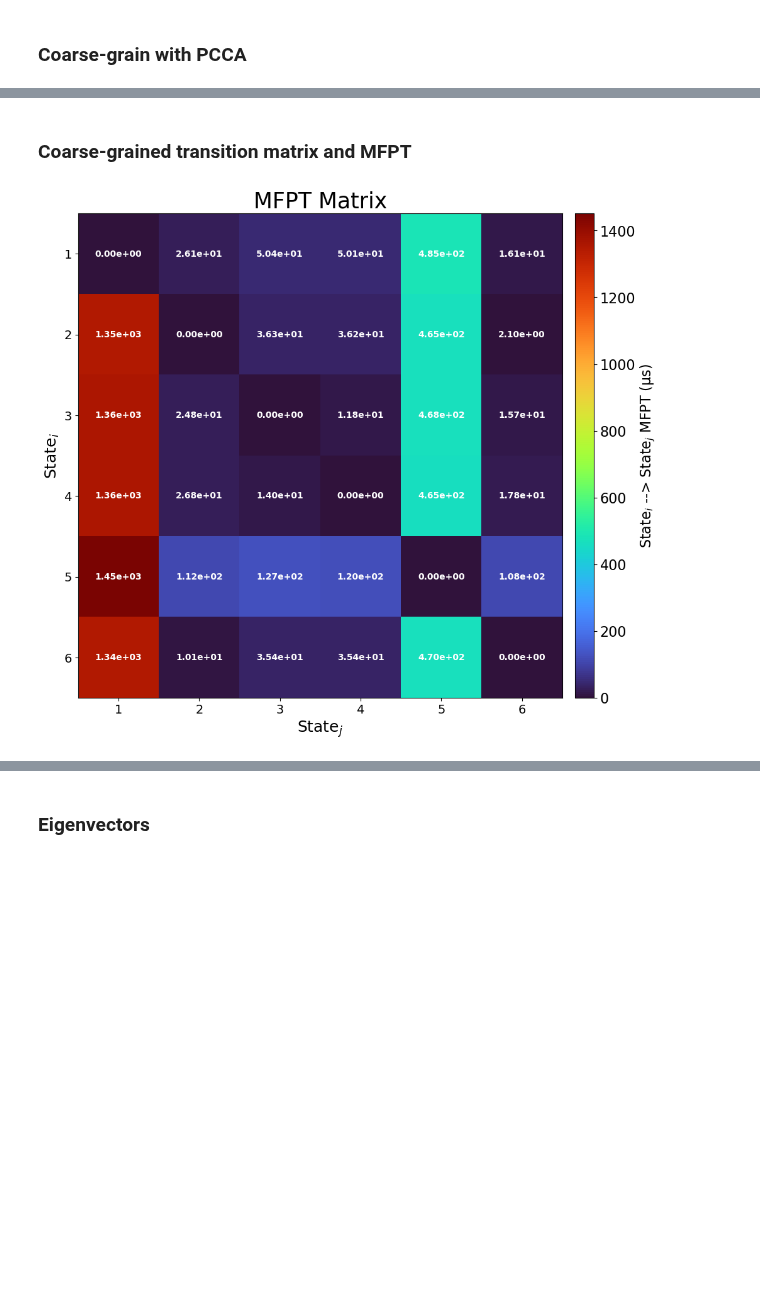
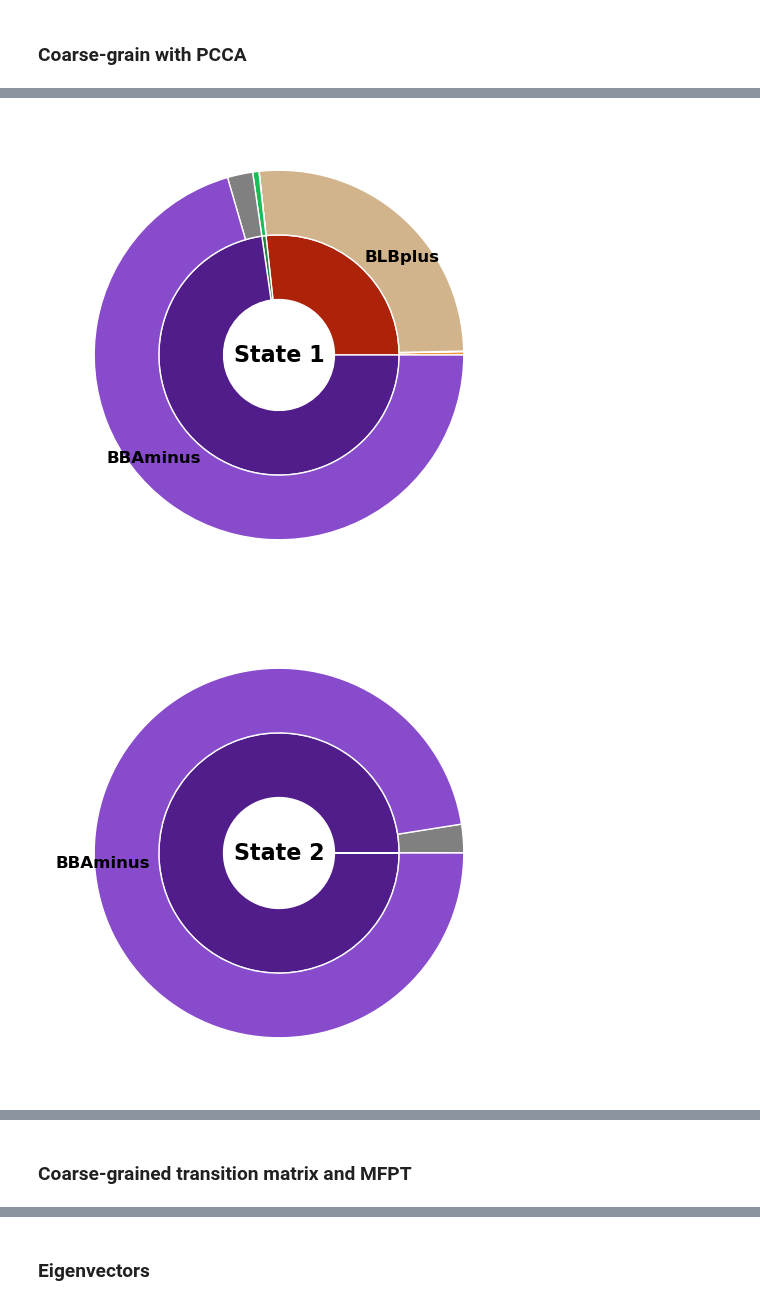
Before and after one commit to meyresearch/kinase_analysis, a Jupyter notebook: notebooks/analysis/analysis_validate_model.ipynb, the cells around one changed output, grey strips where cells are left out. Saved outputs shown, nothing was run; the diff lists cells and outputs as text; code cells hidden in the pictures; blank space fills up the shorter version.

```diff
--- a/notebooks/analysis/analysis_validate_model.ipynb
+++ b/notebooks/analysis/analysis_validate_model.ipynb
@@ -269,0 +133,19 @@ plt.savefig('/home/rzhu/Desktop/projects/kinase_analysis/data/abl/plots/simulati
+# %%
+# Load the precomputed Dunbrack states assignment
+# hdbscan_dist_group / hdbscan_dihed_group -- used hdbscan
+# distgroup / dihedgroup -- used average-linkage hierachical clustering
+
+TD.load_ftrajs(key=key,
+               feature_names=['hdbscan_dist_group', 'hdbscan_dihed_group'],)
+distgroup, _ = TD.get_ftrajs(keys=key,
+                             dt_out=0.05,
+                             internal_names=['hdbscan_dist_group'],
+                             time_cutoff=0,
+                             convert_dihed_ids=None)
+dihedgroup, _ = TD.get_ftrajs(keys=key,
+                              dt_out=0.05,
+                              internal_names=['hdbscan_dihed_group'],
+                              time_cutoff=0,
+                              convert_dihed_ids=None)
+distgroup_cat = np.concatenate(distgroup).flatten()
+dihedgroup_cat = np.concatenate(dihedgroup).flatten()
@@ -269,0 +160,20 @@ plt.savefig('/home/rzhu/Desktop/projects/kinase_analysis/data/abl/plots/simulati
+# %%
+# Plot the Dunbrack state compostition for each macrostate
+# Note - the color scheme haven't been changed yet
+# They should match the palette used in VMD
+# I also need to come up with a palette for Dunbrack states
+
+sim_ptraj_cat = np.array([study.micro_to_macro[d] if d in study.connected_states else -1 for d in study.dtraj_cat])
+
+for state_i in range(study.pcca_n):
+    frame_indices = np.where(sim_ptraj_cat == state_i)[0]
+    spatial_assignments, dihed_assignments = distgroup_cat[frame_indices], dihedgroup_cat[frame_indices]
+
+    spatial_counts, dihed_counts = dunbrack_count(spatial_assignments, dihed_assignments)
+    plot_dihed_pie(spatial_counts, dihed_counts,
+                   radius_size=0.35, show_legend=False, show_clusters=True,
+                   title=f'State {state_i+1}',
+                   savedir=study.fig_dir/f'state_{state_i+1}_dihed.svg')
+# %% [output]
+[figure, added]
+[figure, added]
@@ -285,9 +195,0 @@ for i in range(study.pcca_n):
-# %%
-plot_mfpt_matrix(mfpt = mfpt,
-                 #mfpt_err = mfpt_std,
-                 savedir = study.fig_dir/'mfpt_matrix.png',
-                 scaling=0.00005,
-                 unit="$\mathrm{\mu s}$",
-                 text_f =".2e")
-# %% [output]
-[figure, removed]
```
Also changed, not shown: parts of 80 cells of this notebook, 12 other files.
